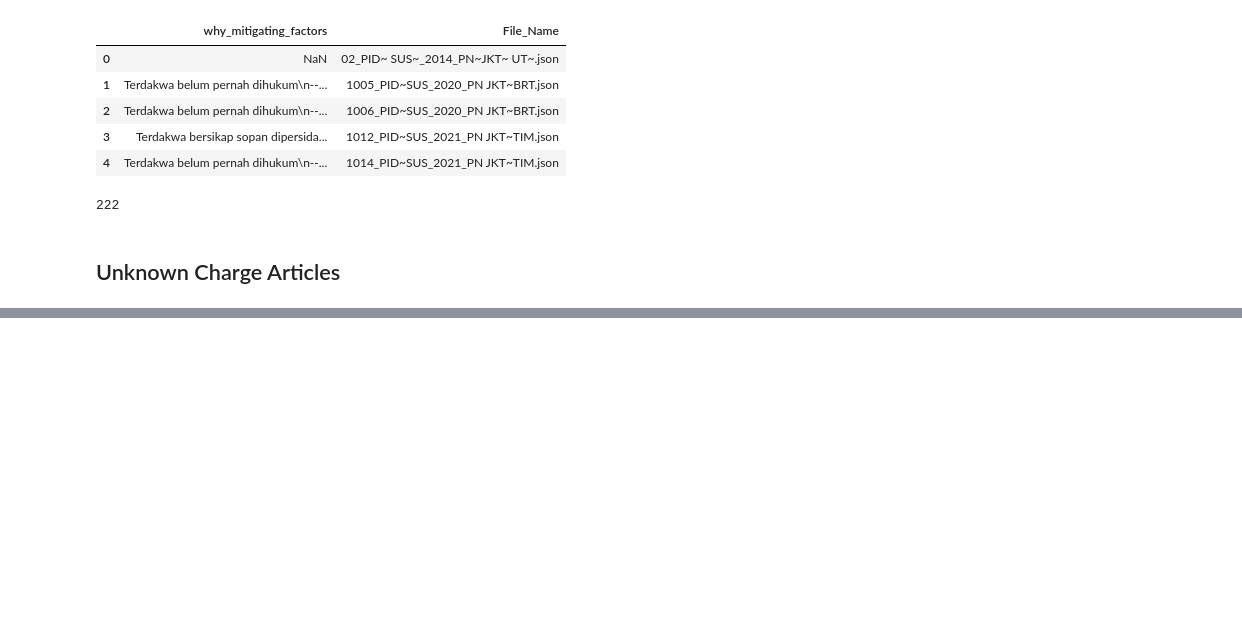
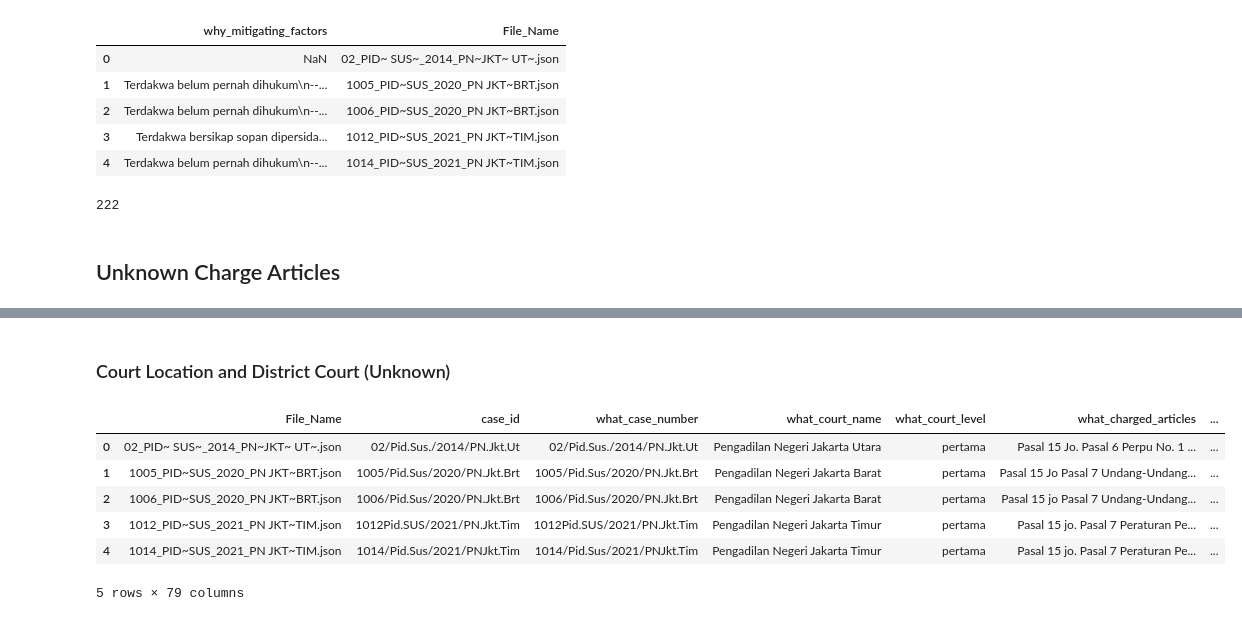
Before and after one commit to FariskaRatna/normalization-putusan, a Jupyter notebook: analysis.ipynb, the cells around one changed output, grey strips where cells are left out. Drawn from its saved outputs; the diff is of its cells as text; code cells hidden in the pictures; blank space fills up the shorter version.

```diff
--- a/analysis.ipynb
+++ b/analysis.ipynb
@@ -183,0 +216,13 @@ unknown_charge.to_excel("unknown_charge.xlsx", index=False)
+# %% [markdown]
+### Court Location and District Court (Unknown)
+# %%
+data = pd.read_excel("rekap_data_terorisme_loc_v8.xlsx")
+data.head()
+# %% [output]
+|  | File_Name | case_id | what_case_number | what_court_name | what_court_level | what_charged_articles | ... |
+| 0 | 02_PID~ SUS~_2014_PN~JKT~ UT~.json | 02/Pid.Sus./2014/PN.Jkt.Ut | 02/Pid.Sus./2014/PN.Jkt.Ut | Pengadilan Negeri Jakarta Utara | pertama | Pasal 15 Jo. Pasal 6 Perpu No. 1 ... | ... |
+| 1 | 1005_PID~SUS_2020_PN JKT~BRT.json | 1005/Pid.Sus/2020/PN.Jkt.Brt | 1005/Pid.Sus/2020/PN.Jkt.Brt | Pengadilan Negeri Jakarta Barat | pertama | Pasal 15 Jo Pasal 7 Undang-Undang... | ... |
+| 2 | 1006_PID~SUS_2020_PN JKT~BRT.json | 1006/Pid.Sus/2020/PN.Jkt.Brt | 1006/Pid.Sus/2020/PN.Jkt.Brt | Pengadilan Negeri Jakarta Barat | pertama | Pasal 15 jo Pasal 7 Undang-Undang... | ... |
+| 3 | 1012_PID~SUS_2021_PN JKT~TIM.json | 1012Pid.SUS/2021/PN.Jkt.Tim | 1012Pid.SUS/2021/PN.Jkt.Tim | Pengadilan Negeri Jakarta Timur | pertama | Pasal 15 jo. Pasal 7 Peraturan Pe... | ... |
+| 4 | 1014_PID~SUS_2021_PN JKT~TIM.json | 1014/Pid.Sus/2021/PNJkt.Tim | 1014/Pid.Sus/2021/PNJkt.Tim | Pengadilan Negeri Jakarta Timur | pertama | Pasal 15 jo. Pasal 7 Peraturan Pe... | ... |
+5 rows × 79 columns
```
Also changed, not shown: parts of 17 cells of this notebook, 3 other files.
